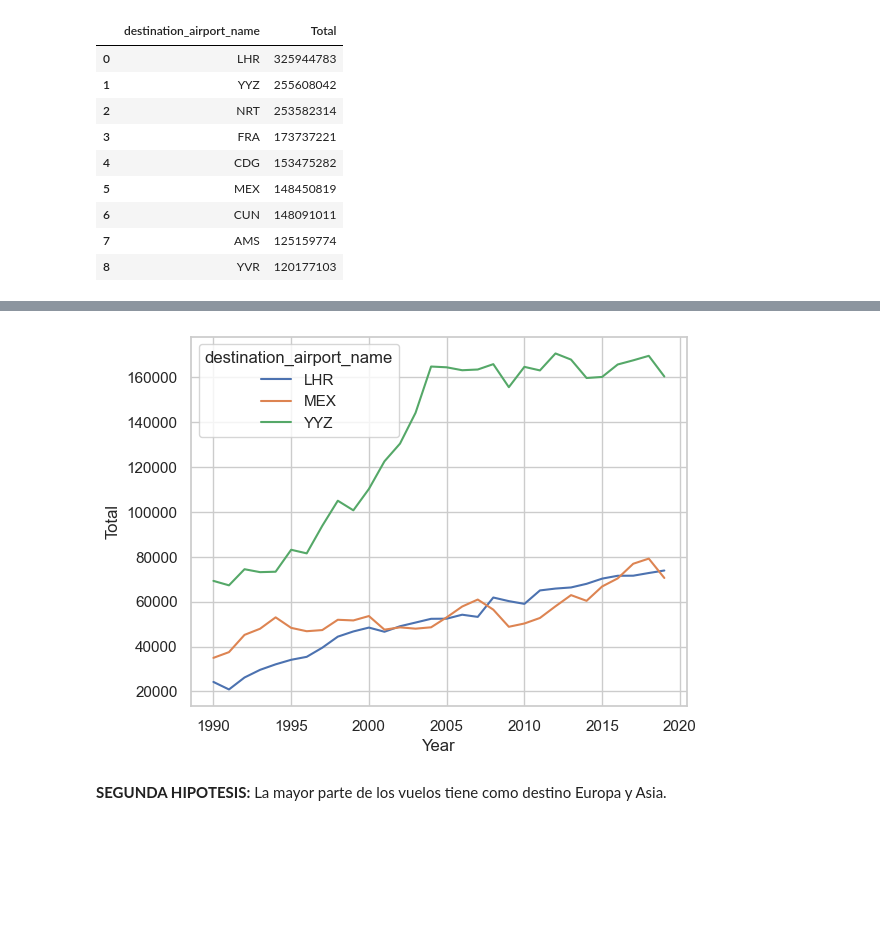
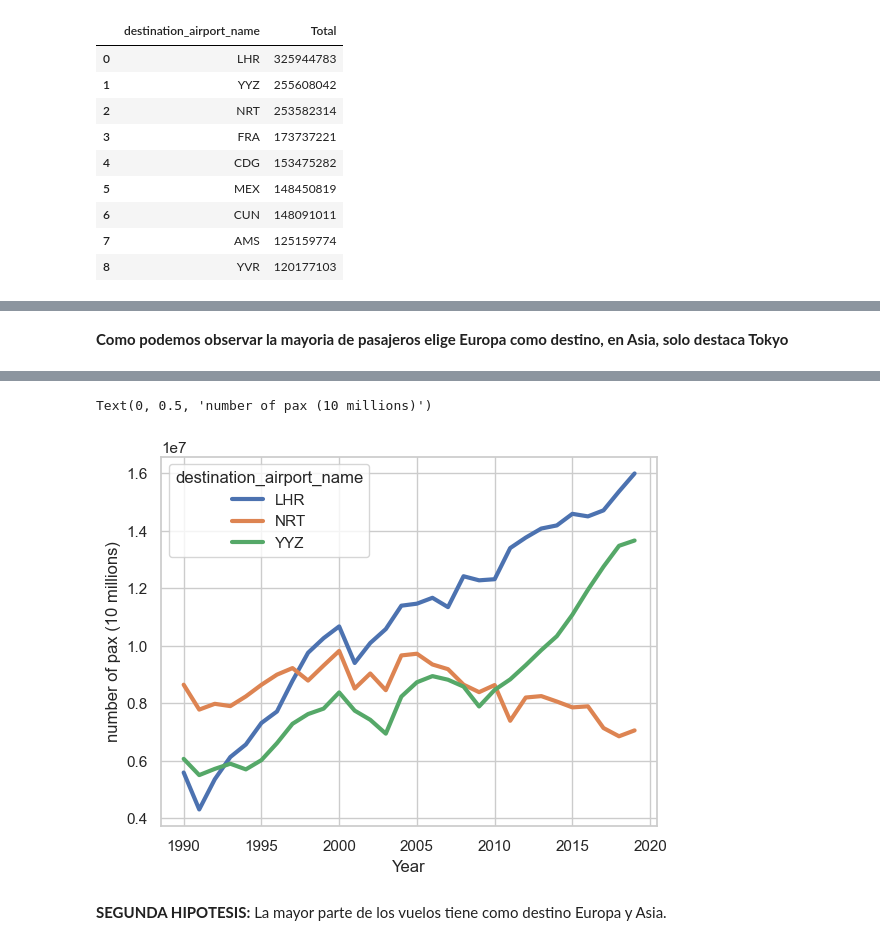
Before and after one commit to SuperAri99/Project_EDA, a Jupyter notebook: EDA/Arianna_EDA.ipynb, the cells around one changed output, grey strips where cells are left out. Saved outputs shown, nothing was run; the diff lists cells and outputs as text; code cells hidden in the pictures; blank space fills up the shorter version.

```diff
--- a/EDA/Arianna_EDA.ipynb
+++ b/EDA/Arianna_EDA.ipynb
@@ -206,6 +194,8 @@ localizaciones.sort(key=lambda x: aeropuertos_famosos_pax.loc[aeropuertos_famoso
 # %%
 #cambiamos el airport code por el airport name para que se entienda mejor
 localizaciones = [(airports.loc[airports['Airport Code'] == x[0], 'Airport Name'].iloc[0], x[1]) for x in localizaciones]
+# %% [markdown]
+**Como podemos observar la mayoria de pasajeros elige Europa como destino, en Asia, solo destaca Tokyo**
 # %%
 #creamos nuestro mapa con aereopuerto famosos pasajeros
 map = folium.Map()
@@ -218,10 +210,14 @@ map
 # %%
 #Vamos a ver como ha evolucionado el numero de pasajeros con el pasar de los años en la top 3 aeropuertos
-top_3 = paxd.loc[paxd.destination_airport_name.isin(['LHR', 'YYZ','YVR'])].groupby(['destination_airport_name', 'Year'])['Total'].sum().to_frame().reset_index()
+top_3 = paxd.loc[paxd.destination_airport_name.isin(['LHR', 'YYZ','NRT'])].groupby(['destination_airport_name', 'Year'])['Total'].sum().to_frame().reset_index()
-# %%
-sns.lineplot(data=top_3, x='Year', y='Total', hue='destination_airport_name');
-# %% [output]
-[figure, removed]
+# %%
+#London Heathrow, Toronto Pearson y
+sns.lineplot(data=top_3, x='Year', y='Total', hue='destination_airport_name', linewidth=3)
+plt.ylabel('number of pax (10 millions)')
+plt.title('TOP 3 airports as per pax number');
+# %% [output]
+Text(0, 0.5, 'number of pax (10 millions)')
+[figure, added]
 # %% [markdown]
 **SEGUNDA HIPOTESIS:** La mayor parte de los vuelos tiene como destino Europa y Asia.
 # %%
```
Also changed, not shown: parts of 13 cells of this notebook, 2 other files.
